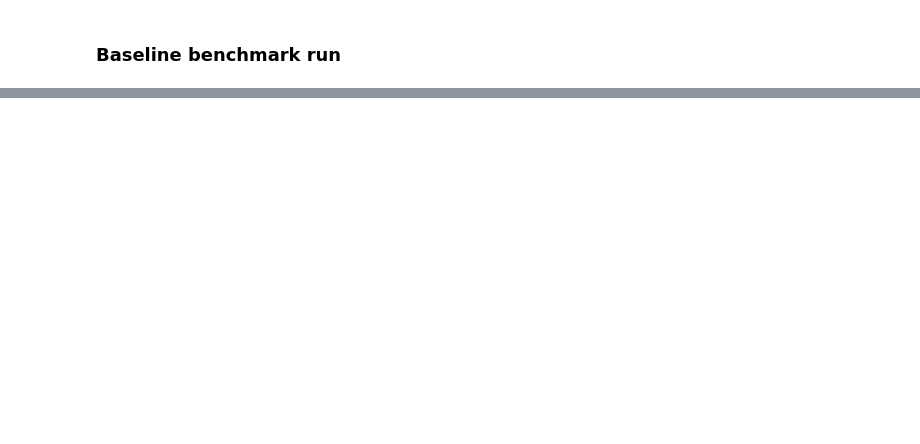
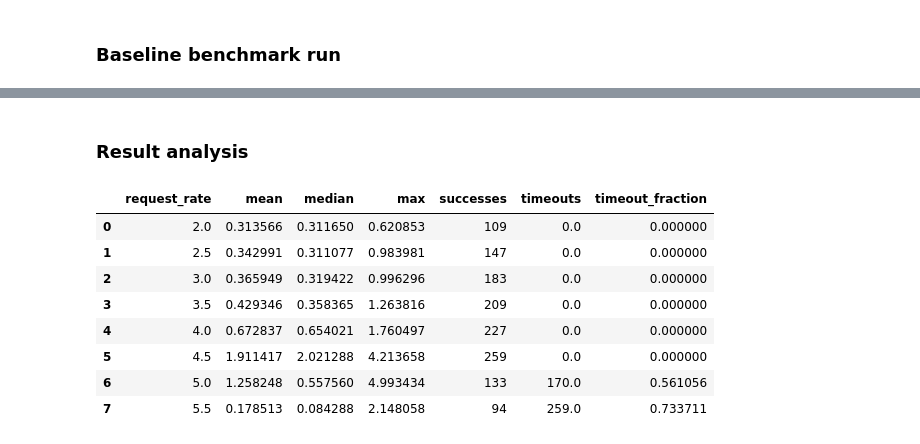
Before and after one commit to project-codeflare/zero-copy-model-loading, a Jupyter notebook: notebooks/benchmark/benchmark.ipynb, the cells around one changed output, grey strips where cells are left out. Saved outputs shown, nothing was run; the diff lists cells and outputs as text; code cells hidden in the pictures; blank space fills up the shorter version.

```diff
--- a/notebooks/benchmark/benchmark.ipynb
+++ b/notebooks/benchmark/benchmark.ipynb
@@ -885,0 +637,2 @@ zerocopy_stats
+# %% [markdown]
+### Result analysis
@@ -885,0 +678,14 @@ zerocopy_stats
+# %%
+# Load up the baseline results
+baseline_stats = pd.read_csv('outputs/baseline_agg.csv')
+baseline_stats
+# %% [output]
+|  | request_rate | mean | median | max | successes | timeouts | timeout_fraction |
+| 0 | 2.0 | 0.313566 | 0.311650 | 0.620853 | 109 | 0.0 | 0.000000 |
+| 1 | 2.5 | 0.342991 | 0.311077 | 0.983981 | 147 | 0.0 | 0.000000 |
+| 2 | 3.0 | 0.365949 | 0.319422 | 0.996296 | 183 | 0.0 | 0.000000 |
+| 3 | 3.5 | 0.429346 | 0.358365 | 1.263816 | 209 | 0.0 | 0.000000 |
+| 4 | 4.0 | 0.672837 | 0.654021 | 1.760497 | 227 | 0.0 | 0.000000 |
+| 5 | 4.5 | 1.911417 | 2.021288 | 4.213658 | 259 | 0.0 | 0.000000 |
+| 6 | 5.0 | 1.258248 | 0.557560 | 4.993434 | 133 | 170.0 | 0.561056 |
+| 7 | 5.5 | 0.178513 | 0.084288 | 2.148058 | 94 | 259.0 | 0.733711 |
```
Also changed, not shown: parts of 99 cells of this notebook, 8 other files.
